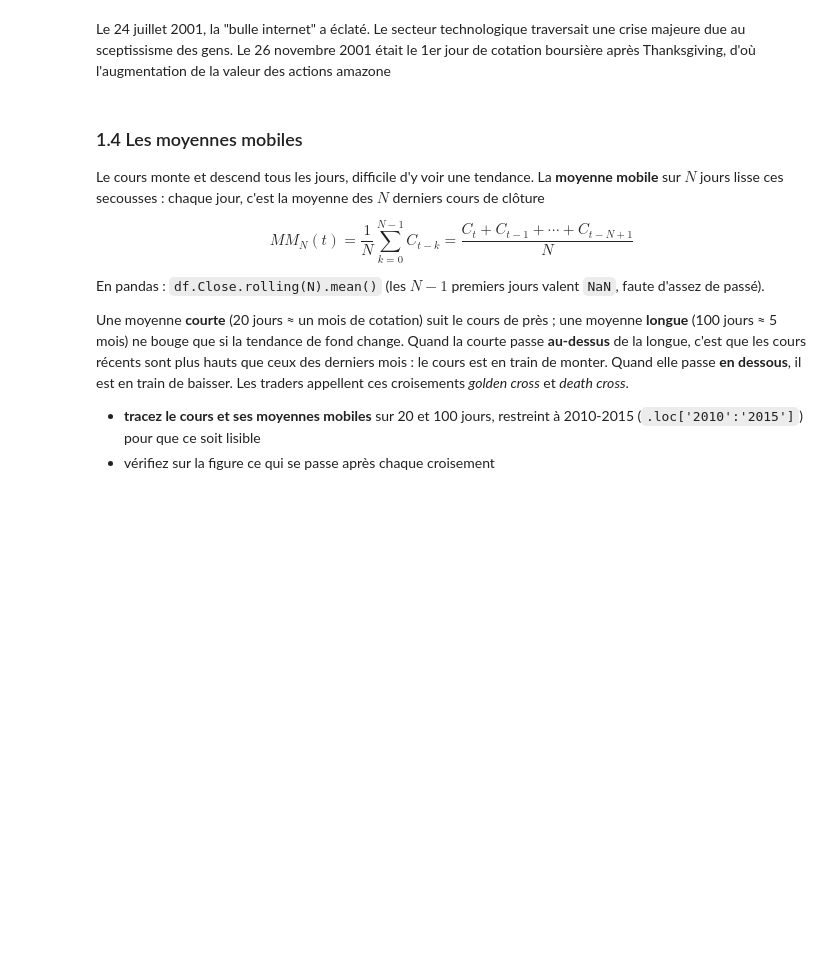
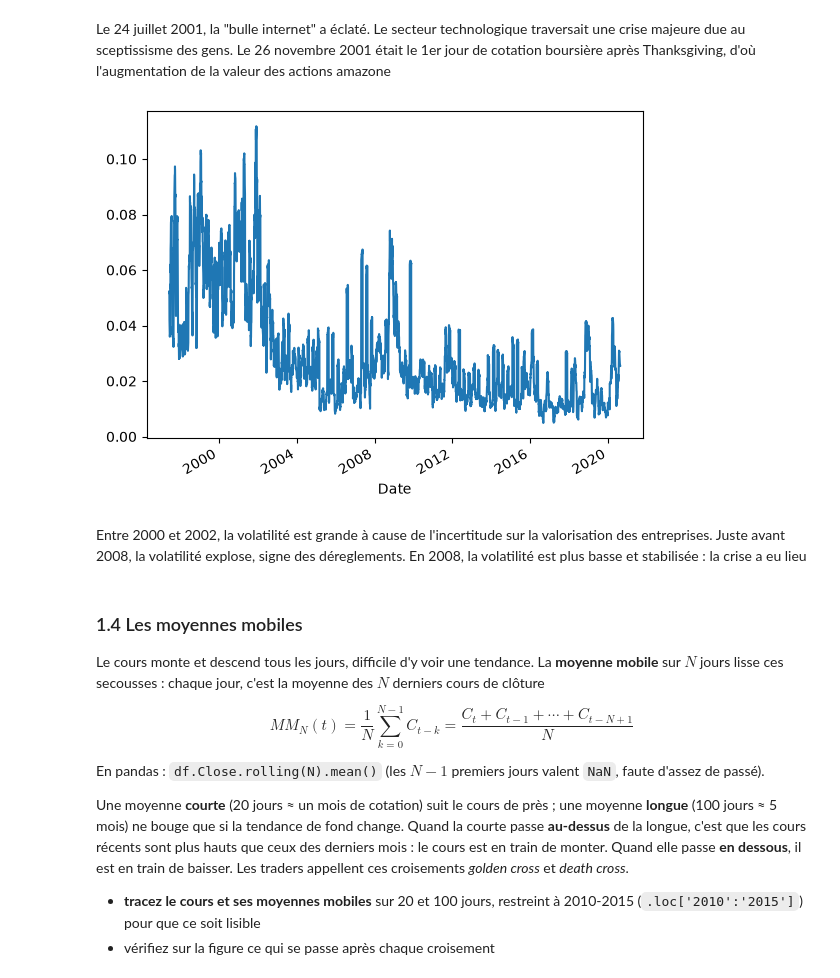
Before and after one commit to maxime-fourel/projet-trading-pandas, a Jupyter notebook: Groupe-4.ipynb, the cells around one changed output. Saved outputs shown, nothing was run; the diff lists cells and outputs as text; code cells hidden in the pictures; blank space fills up the shorter version.

```diff
--- a/Groupe-4.ipynb
+++ b/Groupe-4.ipynb
@@ -162,6 +162,13 @@ print(dt.idxmin()) #date rendement minimal
 # %% [markdown]
 Le 24 juillet 2001, la "bulle internet" a éclaté. Le secteur technologique traversait une crise majeure due au sceptissisme des gens.
 Le 26 novembre 2001 était le 1er jour de cotation boursière après Thanksgiving, d'où l'augmentation de la valeur des actions amazone
+# %%
+vlt = df.Close.pct_change().rolling(20).std().plot()
+# %% [output]
+[figure, added]
+# %% [markdown]
+Entre 2000 et 2002, la volatilité est grande à cause de l'incertitude sur la valorisation des entreprises.
+Juste avant 2008, la volatilité explose, signe des déreglements. En 2008, la volatilité est plus basse et stabilisée : la crise a eu lieu
 # %% [markdown]
 ### 1.4 Les moyennes mobiles
 
```
Also changed, not shown: parts of 1 cell of this notebook.
